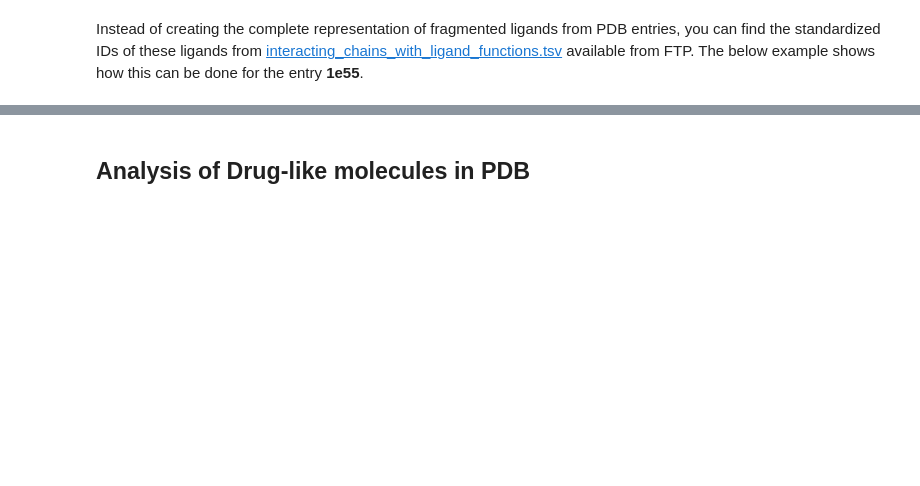
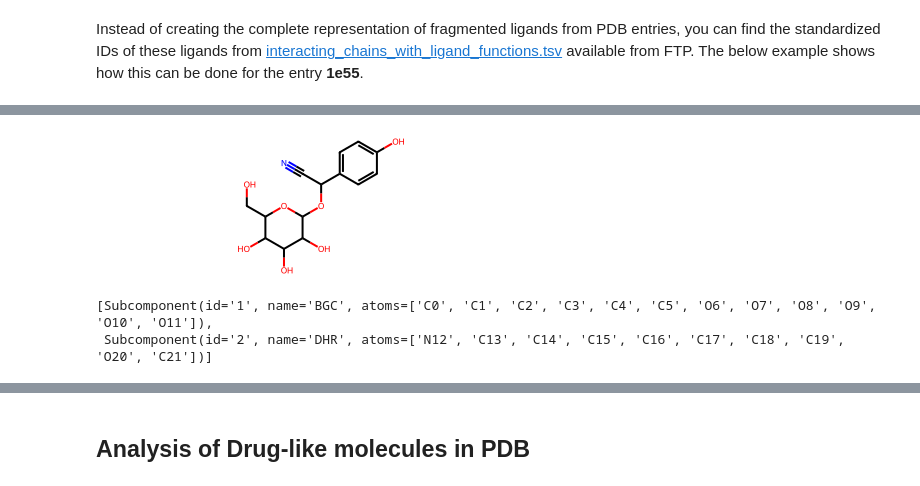
Before and after one commit to PDBeurope/pdbe-notebooks, a Jupyter notebook: pdbeccdutils_tutorials/spring_school_cadd/pdbeccdutils.ipynb, the cells around one changed output, grey strips where cells are left out. Cells and saved outputs as stored; diff of their text form; code cells hidden in the pictures; blank space fills up the shorter version.

```diff
--- a/pdbeccdutils_tutorials/spring_school_cadd/pdbeccdutils.ipynb
+++ b/pdbeccdutils_tutorials/spring_school_cadd/pdbeccdutils.ipynb
@@ -282,2 +578,10 @@ dhurrin_cif_component = clc_reader.read_clc_cif_file(durrin_cif).component
 # %%
-dhurrin_cif_component.mol
+dhurrin_cif_component.mol2D
+# %% [output]
+[figure, added]
+# %%
+dhurrin_subcomponents = get_subcomponents(dhurrin_cif_component)
+dhurrin_subcomponents
+# %% [output]
+[Subcomponent(id='1', name='BGC', atoms=['C0', 'C1', 'C2', 'C3', 'C4', 'C5', 'O6', 'O7', 'O8', 'O9', 'O10', 'O11']),
+ Subcomponent(id='2', name='DHR', atoms=['N12', 'C13', 'C14', 'C15', 'C16', 'C17', 'C18', 'C19', 'O20', 'C21'])]
```
Also changed, not shown: parts of 60 cells of this notebook.
